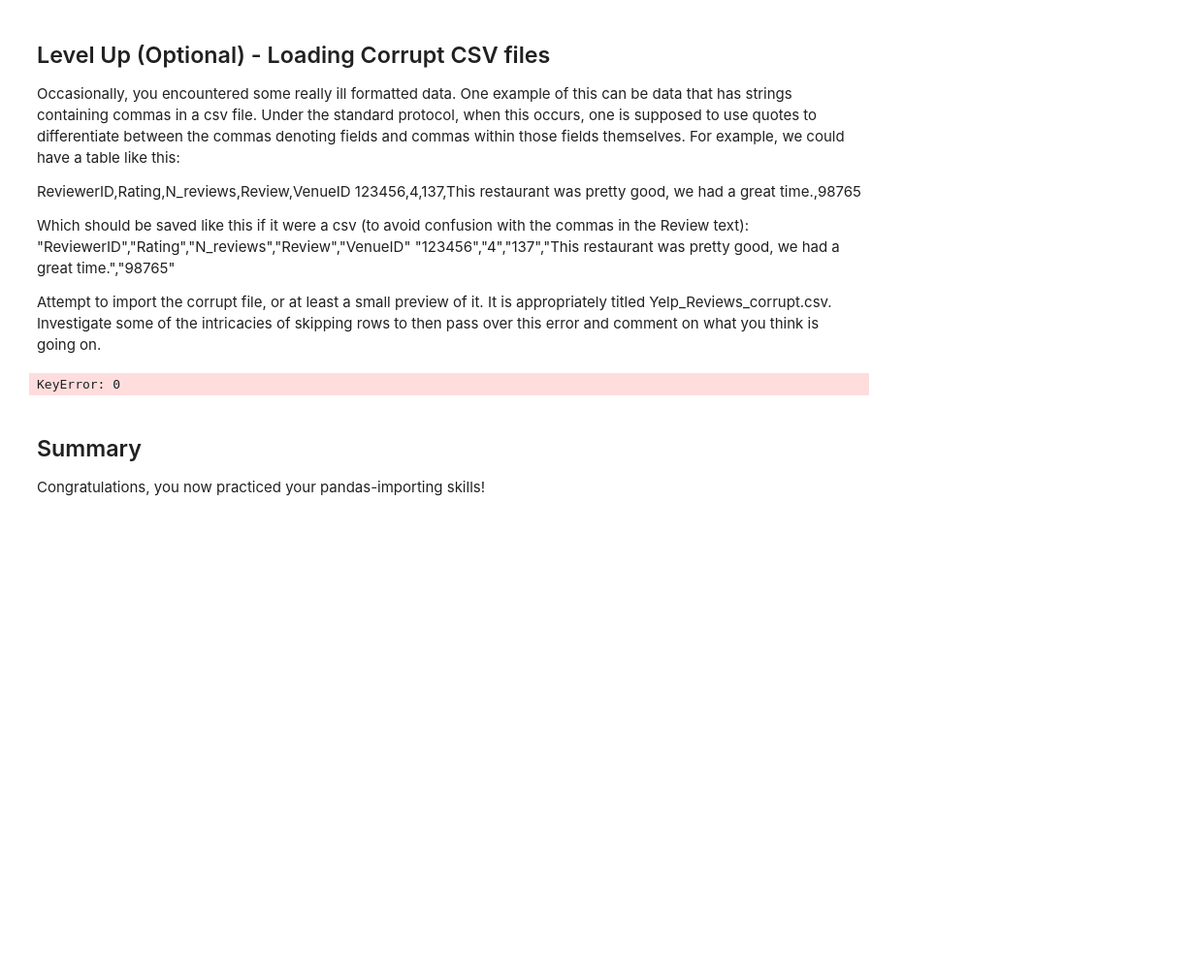
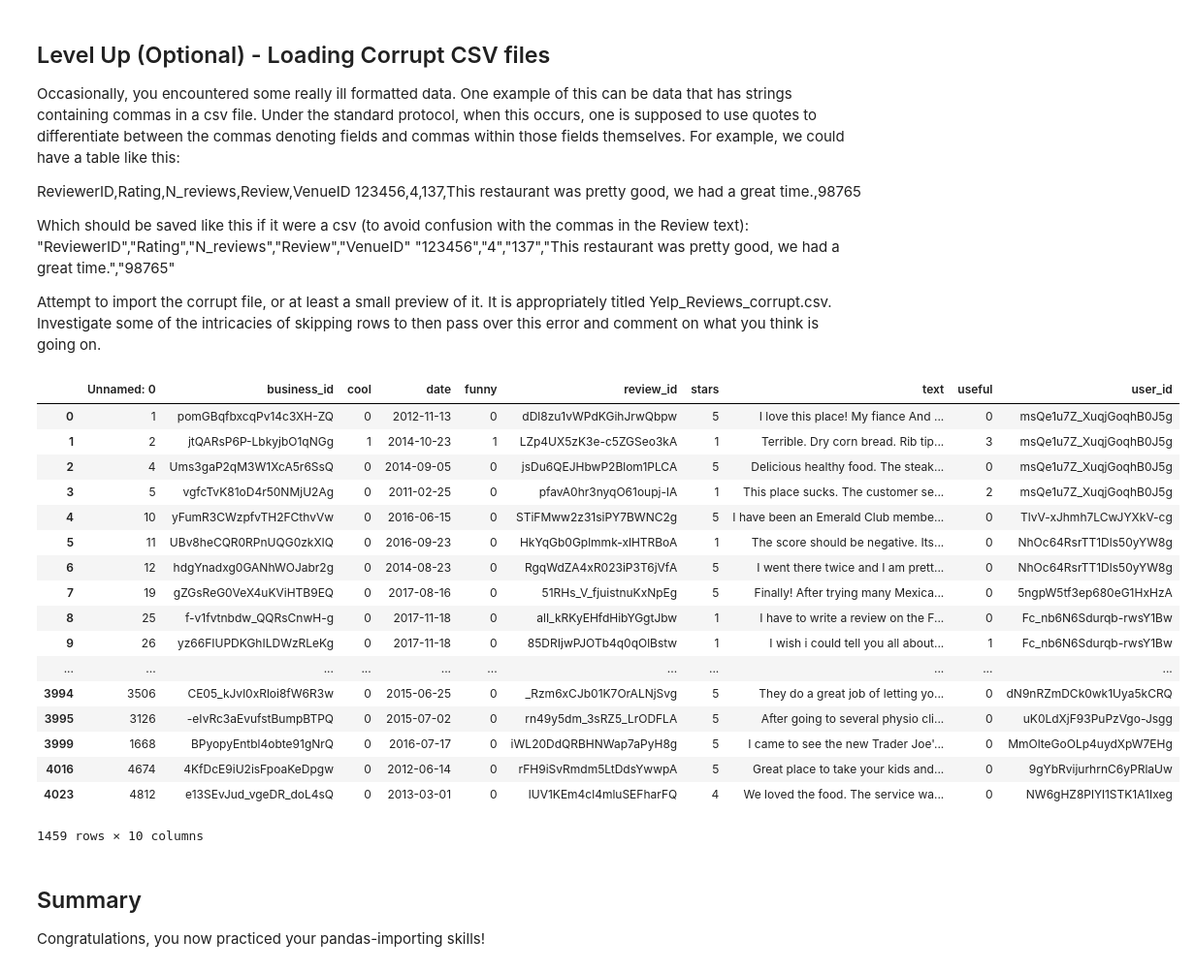
Before and after one commit to bgilroy26/dsc-importing-data-using-pandas-lab-nyc-ds-071519, a Jupyter notebook: index.ipynb, the cells around one changed output. Shown at 97% size. Saved outputs shown, nothing was run; the diff lists cells and outputs as text; code cells hidden in the pictures; blank space fills up the shorter version.

```diff
--- a/index.ipynb
+++ b/index.ipynb
@@ -56,31 +56,48 @@ Attempt to import the corrupt file, or at least a small preview of it. It is app
 # %%
 import pandas as pd
 #Hint: here's a useful programming pattern to use.
 rows_to_skip = []
 unread = True
 with open('Data/Yelp_Reviews_Corrupt.csv') as f:
     lines = f.readlines()
     for idx, line in enumerate(lines):
         if line.count(',') > 9:
             rows_to_skip.append(idx)
 
 while unread:
     try:
         reviews = pd.read_csv('Data/Yelp_Reviews_Corrupt.csv', engine='python', skiprows=rows_to_skip)
         #do something
         unread = False
     except Exception as e:
         print(e)
         print(str(e).split()[-3].replace(',',''))
         #handle your exception e
         rows_to_skip.append(int(str(e).split()[-3].replace(',',''))-1)
 reviews = reviews.loc[reviews['business_id'].apply(lambda x: x is not None)]
 reviews = reviews.loc[reviews['business_id'].apply(lambda x: len(str(x)) == 22)]
 reviews = reviews.loc[reviews['user_id'].apply(lambda x: len(str(x)) == 22)]
 reviews = reviews.loc[reviews['review_id'].apply(lambda x: len(str(x)) == 22)]
-reviews.drop(reviews[0], axis=1)
+reviews
 # %% [output]
+|  | Unnamed: 0 | business_id | cool | date | funny | review_id | stars | text | useful | user_id |
+| 0 | 1 | pomGBqfbxcqPv14c3XH-ZQ | 0 | 2012-11-13 | 0 | dDl8zu1vWPdKGihJrwQbpw | 5 | I love this place! My fiance And ... | 0 | msQe1u7Z_XuqjGoqhB0J5g |
+| 1 | 2 | jtQARsP6P-LbkyjbO1qNGg | 1 | 2014-10-23 | 1 | LZp4UX5zK3e-c5ZGSeo3kA | 1 | Terrible. Dry corn bread. Rib tip... | 3 | msQe1u7Z_XuqjGoqhB0J5g |
+| 2 | 4 | Ums3gaP2qM3W1XcA5r6SsQ | 0 | 2014-09-05 | 0 | jsDu6QEJHbwP2Blom1PLCA | 5 | Delicious healthy food. The steak... | 0 | msQe1u7Z_XuqjGoqhB0J5g |
+| 3 | 5 | vgfcTvK81oD4r50NMjU2Ag | 0 | 2011-02-25 | 0 | pfavA0hr3nyqO61oupj-lA | 1 | This place sucks. The customer se... | 2 | msQe1u7Z_XuqjGoqhB0J5g |
+| 4 | 10 | yFumR3CWzpfvTH2FCthvVw | 0 | 2016-06-15 | 0 | STiFMww2z31siPY7BWNC2g | 5 | I have been an Emerald Club membe... | 0 | TlvV-xJhmh7LCwJYXkV-cg |
+| 5 | 11 | UBv8heCQR0RPnUQG0zkXIQ | 0 | 2016-09-23 | 0 | HkYqGb0Gplmmk-xlHTRBoA | 1 | The score should be negative. Its... | 0 | NhOc64RsrTT1Dls50yYW8g |
+| 6 | 12 | hdgYnadxg0GANhWOJabr2g | 0 | 2014-08-23 | 0 | RgqWdZA4xR023iP3T6jVfA | 5 | I went there twice and I am prett... | 0 | NhOc64RsrTT1Dls50yYW8g |
+| 7 | 19 | gZGsReG0VeX4uKViHTB9EQ | 0 | 2017-08-16 | 0 | 51RHs_V_fjuistnuKxNpEg | 5 | Finally! After trying many Mexica... | 0 | 5ngpW5tf3ep680eG1HxHzA |
+| 8 | 25 | f-v1fvtnbdw_QQRsCnwH-g | 0 | 2017-11-18 | 0 | alI_kRKyEHfdHibYGgtJbw | 1 | I have to write a review on the F... | 0 | Fc_nb6N6Sdurqb-rwsY1Bw |
+| 9 | 26 | yz66FIUPDKGhILDWzRLeKg | 0 | 2017-11-18 | 0 | 85DRIjwPJOTb4q0qOlBstw | 1 | I wish i could tell you all about... | 1 | Fc_nb6N6Sdurqb-rwsY1Bw |
+| ... | ... | ... | ... | ... | ... | ... | ... | ... | ... | ... |
+| 3994 | 3506 | CE05_kJvl0xRloi8fW6R3w | 0 | 2015-06-25 | 0 | _Rzm6xCJb01K7OrALNjSvg | 5 | They do a great job of letting yo... | 0 | dN9nRZmDCk0wk1Uya5kCRQ |
+| 3995 | 3126 | -eIvRc3aEvufstBumpBTPQ | 0 | 2015-07-02 | 0 | rn49y5dm_3sRZ5_LrODFLA | 5 | After going to several physio cli... | 0 | uK0LdXjF93PuPzVgo-Jsgg |
+| 3999 | 1668 | BPyopyEntbl4obte91gNrQ | 0 | 2016-07-17 | 0 | iWL20DdQRBHNWap7aPyH8g | 5 | I came to see the new Trader Joe'... | 0 | MmOlteGoOLp4uydXpW7EHg |
+| 4016 | 4674 | 4KfDcE9iU2isFpoaKeDpgw | 0 | 2012-06-14 | 0 | rFH9iSvRmdm5LtDdsYwwpA | 5 | Great place to take your kids and... | 0 | 9gYbRvijurhrnC6yPRlaUw |
+| 4023 | 4812 | e13SEvJud_vgeDR_doL4sQ | 0 | 2013-03-01 | 0 | lUV1KEm4cl4mluSEFharFQ | 4 | We loved the food. The service wa... | 0 | NW6gHZ8PlYl1STK1A1Ixeg |
-KeyError: 0
+1459 rows × 10 columns
 # %% [markdown]
 ## Summary
 
```
